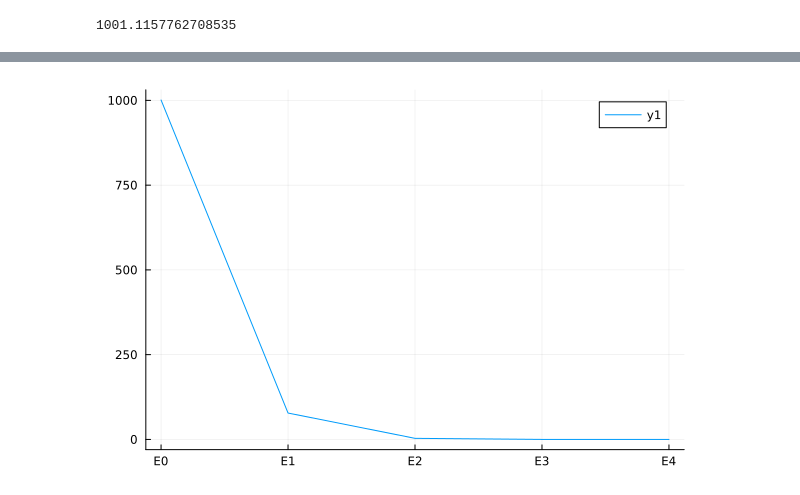
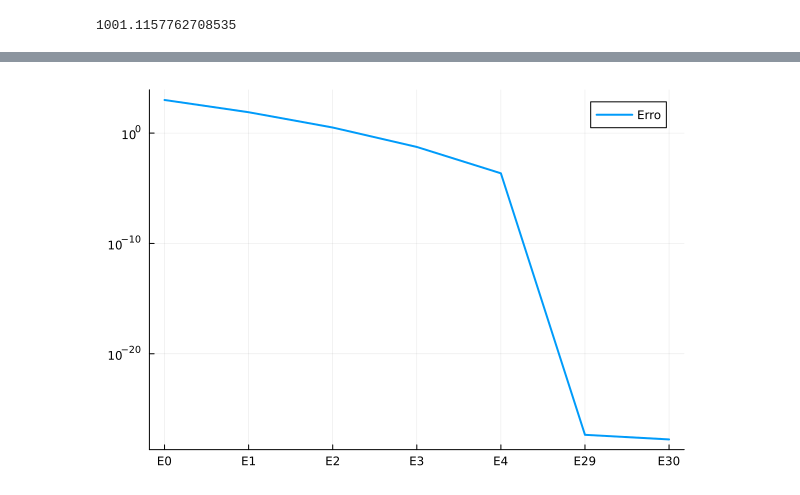
Before and after one commit to GuerraVitor/cocada, a Jupyter notebook: q31v2.ipynb, the cells around one changed output, grey strips where cells are left out. Cells and saved outputs as stored; diff of their text form; code cells hidden in the pictures.

Commit message:
acrescentado polinomio de regressao de grau 29 e 30 em q31v2

```diff
--- a/q31v2.ipynb
+++ b/q31v2.ipynb
@@ -75,0 +76,10 @@ somaE4 = sum(E4.^2)
+# %%
+#regressao com grau 29
+A29 = A4
+for i in 4:29
+    A29 = hcat(A29, x.^i)
+end
+C29 = A29 \ y
+
+E29 = A29*C29 .- y
+somaE29 = sum(E29.^2)
@@ -75,0 +88,7 @@ somaE4 = sum(E4.^2)
+# %%
+# regressao com grau 30
+A30 = hcat(A29, x.^30)
+C30 = A30 \ y
+
+E30 = A30*C30 .- y
+somaE30 = sum(E30.^2)
@@ -83,6 +117,6 @@ plot!(x, C3[1] .+ C3[2].*x .+ C3[3].*x.^2 .+ C3[4].*x.^3)
 # %%
-erro = [somaE0, somaE1, somaE2, somaE3, somaE4]
-eixoX = ["E0", "E1", "E2", "E3", "E4"]
-plot(eixoX, erro)
+erro = [somaE0, somaE1, somaE2, somaE3, somaE4, somaE29, somaE30]
+eixoX = ["E0", "E1", "E2", "E3", "E4", "E29", "E30"]
+plot(eixoX, erro, yaxis=:log10, label="Erro", lw=2)
 # %% [output]
-[figure, old version]
+[figure, new version]
```
Also changed, not shown: parts of 9 cells of this notebook, 2 other files.
